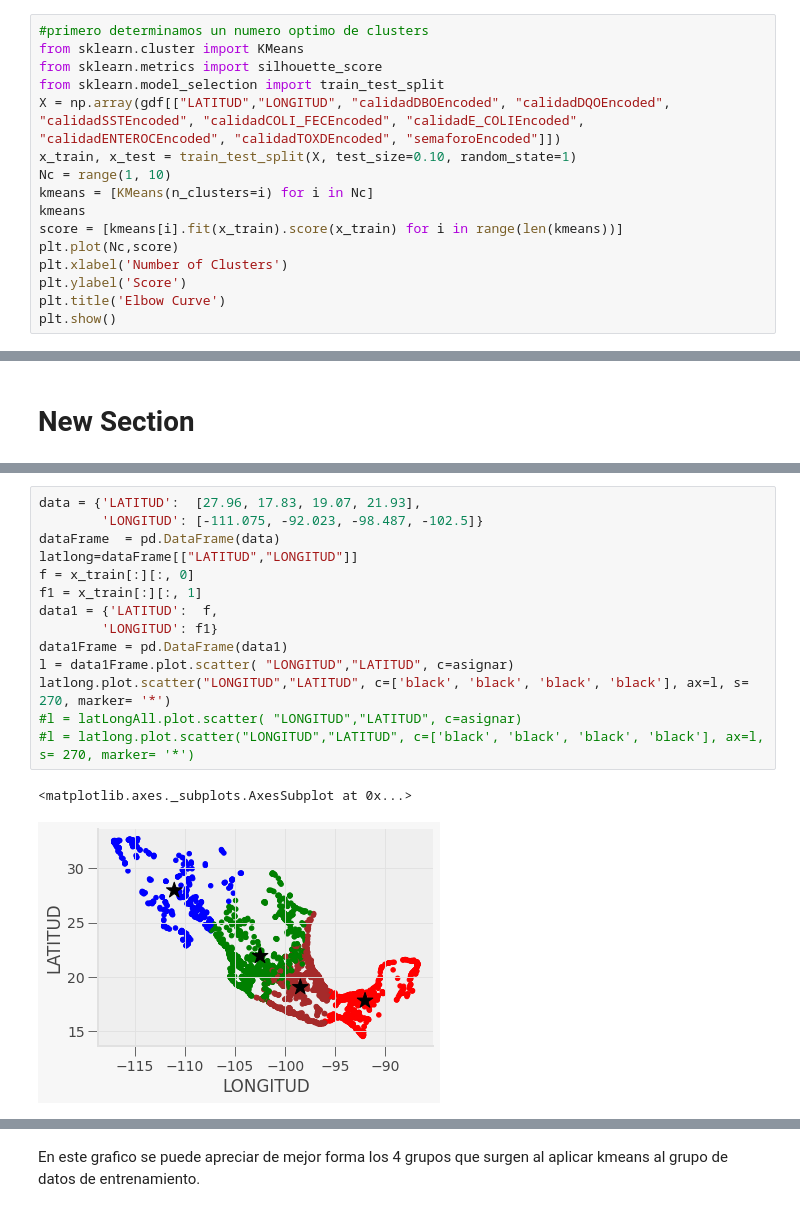
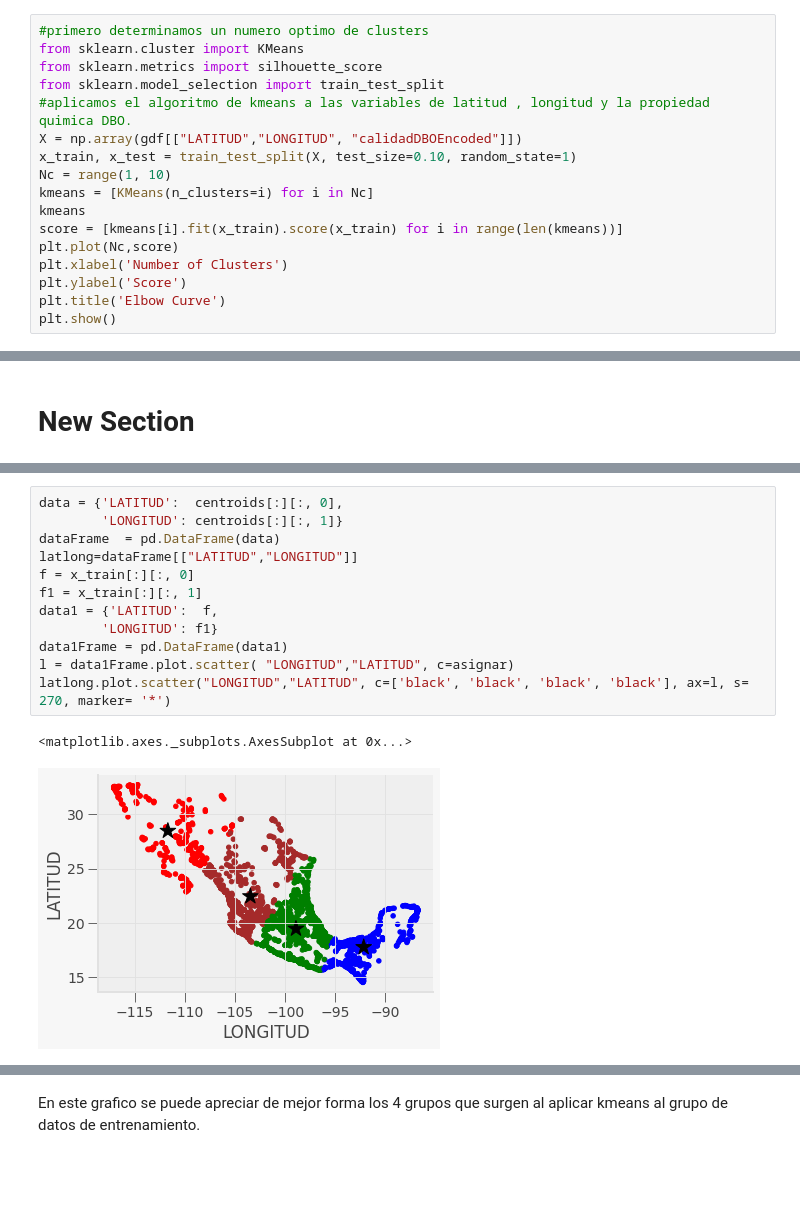
Before and after one commit to PosgradoMNA/actividades-del-projecto-Equipo42, a Jupyter notebook: Reto1_aguas_superficiales.ipynb, the cells around one changed output, grey strips where cells are left out. Cells and saved outputs as stored; diff of their text form; blank space fills up the shorter version.

```diff
--- a/Reto1_aguas_superficiales.ipynb
+++ b/Reto1_aguas_superficiales.ipynb
@@ -227,7 +227,8 @@ En el grafico de arriba se muestra todos los datos que se encuentran en diferent
 from sklearn.cluster import KMeans
 from sklearn.metrics import silhouette_score
 from sklearn.model_selection import train_test_split
-X = np.array(gdf[["LATITUD","LONGITUD", "calidadDBOEncoded", "calidadDQOEncoded", "calidadSSTEncoded", "calidadCOLI_FECEncoded", "calidadE_COLIEncoded", "calidadENTEROCEncoded", "calidadTOXDEncoded", "semaforoEncoded"]])
+#aplicamos el algoritmo de kmeans a las variables de latitud , longitud y la propiedad quimica DBO.
+X = np.array(gdf[["LATITUD","LONGITUD", "calidadDBOEncoded"]])
 x_train, x_test = train_test_split(X, test_size=0.10, random_state=1)
 Nc = range(1, 10)
 kmeans = [KMeans(n_clusters=i) for i in Nc]
@@ -269,20 +266,18 @@ for row in labels:
 # %%
-data = {'LATITUD':  [27.96, 17.83, 19.07, 21.93],
-        'LONGITUD': [-111.075, -92.023, -98.487, -102.5]}
+data = {'LATITUD':  centroids[:][:, 0],
+        'LONGITUD': centroids[:][:, 1]}
 dataFrame  = pd.DataFrame(data)
 latlong=dataFrame[["LATITUD","LONGITUD"]]
 f = x_train[:][:, 0]
 f1 = x_train[:][:, 1]
 data1 = {'LATITUD':  f,
         'LONGITUD': f1}
 data1Frame = pd.DataFrame(data1)
 l = data1Frame.plot.scatter( "LONGITUD","LATITUD", c=asignar)
 latlong.plot.scatter("LONGITUD","LATITUD", c=['black', 'black', 'black', 'black'], ax=l, s= 270, marker= '*')
-#l = latLongAll.plot.scatter( "LONGITUD","LATITUD", c=asignar)
-#l = latlong.plot.scatter("LONGITUD","LATITUD", c=['black', 'black', 'black', 'black'], ax=l, s= 270, marker= '*')
 # %% [output]
 <matplotlib.axes._subplots.AxesSubplot at 0x...>
-[figure, old version]
+[figure, new version]
 # %% [markdown]
 En el grafico se puede apreciar cuatro grupos claramente diferenciados a lo largo del territorio mexicano. El grupo azul tiene un valor de semaforo igual a 1.61, el grupo verde tiene un valor para el semaforo de 2.055. El grupo cafe tiene un valor de semaforo igual a 2.198 y finalmente el grupo rojo tiene un valor semaforo igual a 1.55.
 
```
Also changed, not shown: parts of 7 cells of this notebook.
